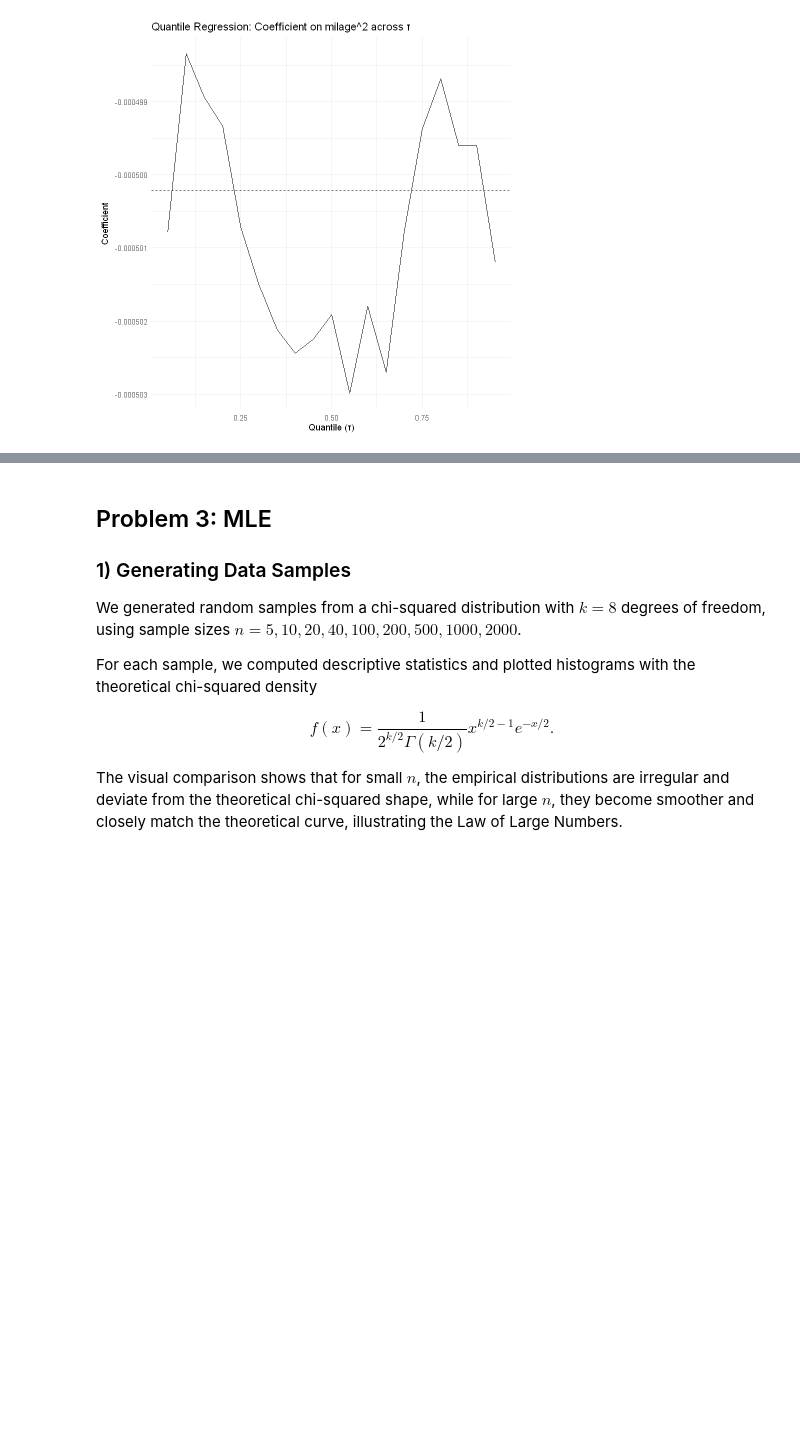
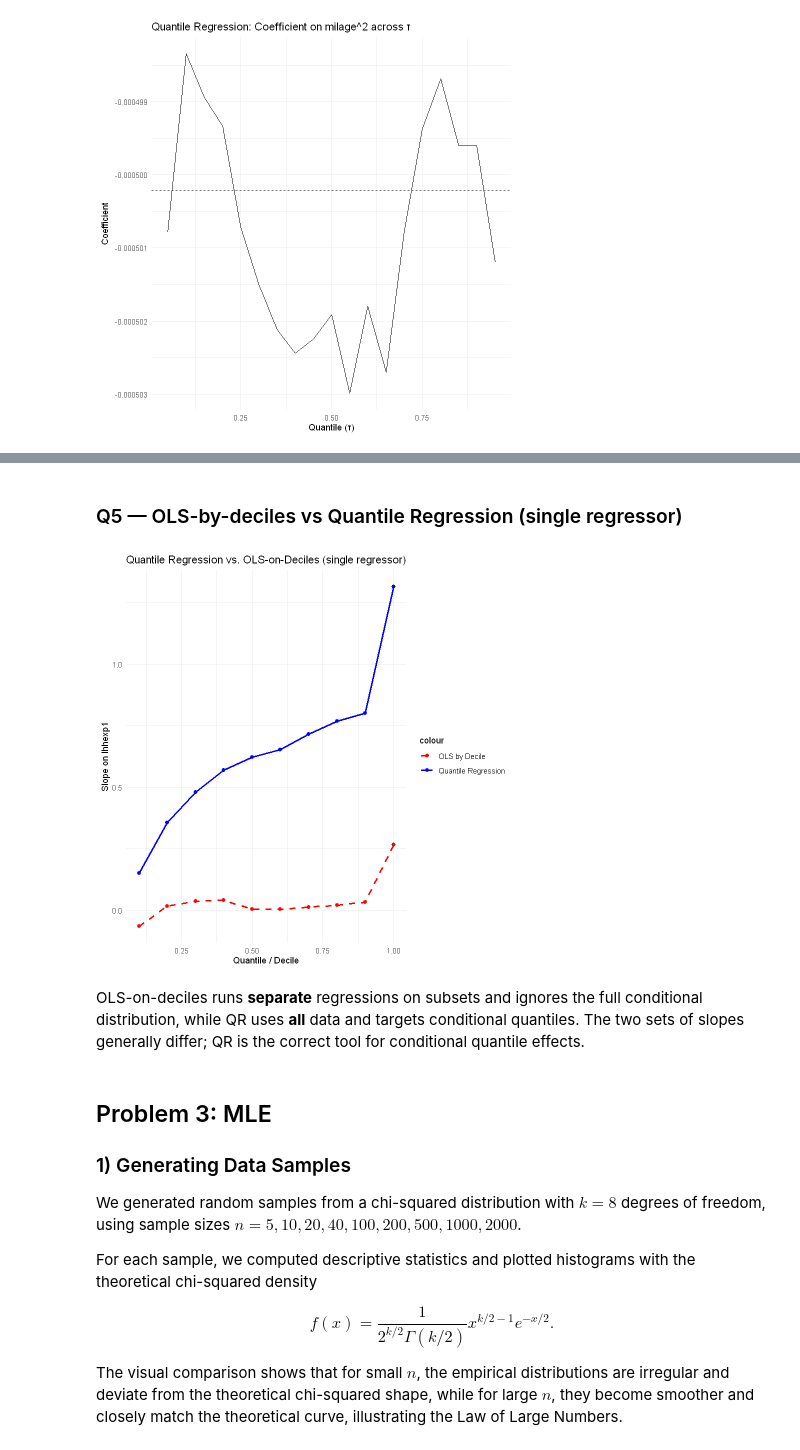
Before and after one commit to 52804407/Advanced_Econometrics_Pasz_Dohnal_Tom-, a Jupyter notebook: AE HW1 Pasz Dohnal Gabriel.ipynb, the cells around one changed output, grey strips where cells are left out. Cells and saved outputs as stored; diff of their text form; code cells hidden in the pictures; blank space fills up the shorter version.

```diff
--- a/AE HW1 Pasz Dohnal Gabriel.ipynb
+++ b/AE HW1 Pasz Dohnal Gabriel.ipynb
@@ -329,3 +513,50 @@ A data.frame: 6 × 6
+# %% [markdown]
+### Q5 — OLS-by-deciles vs Quantile Regression (single regressor)
+# %%
+# data for single-regressor comparison
+original_data <- q_data |> dplyr::select(lhhexp1, lhhex12m)
+
+taus2 <- seq(0.1, 1, by = 0.1)
+
+# QR slopes by quantile for model with intercept + lhhexp1
+qr_betas <- sapply(taus2, function(tau) {
+  coef(rq(lhhex12m ~ lhhexp1, data = original_data, tau = tau))
+})
+qr_betas <- t(qr_betas)
+colnames(qr_betas) <- c("Intercept_qr", "Slope_qr")
+qr_betas <- as.data.frame(qr_betas)
+qr_betas$tau <- taus2
+
+# OLS by decile of response
+ols_data <- q_data |> dplyr::mutate(decile = dplyr::ntile(lhhex12m, 10))
+ols_betas <- data.frame()
+for (i in 1:10) {
+  decile_data <- dplyr::filter(ols_data, decile == i)
+  model <- lm(lhhex12m ~ lhhexp1, data = decile_data)
+  coefs <- coef(model)
+  ols_betas <- rbind(ols_betas,
+                     data.frame(decile = i,
+                                Intercept_ols = coefs[1],
+                                Slope_ols = coefs[2]))
+}
+
+# Visual comparison
+library(ggplot2)
+comparison <- ggplot() +
+  geom_line(data = qr_betas, aes(x = tau, y = Slope_qr, color = "Quantile Regression"), linewidth = 1.1) +
+  geom_point(data = qr_betas, aes(x = tau, y = Slope_qr, color = "Quantile Regression"), size = 2) +
+  geom_line(data = ols_betas, aes(x = decile/10, y = Slope_ols, color = "OLS by Decile"),
+            linetype = "dashed", linewidth = 1) +
+  geom_point(data = ols_betas, aes(x = decile/10, y = Slope_ols, color = "OLS by Decile"), size = 2) +
+  labs(x = "Quantile / Decile", y = "Slope on lhhexp1",
+       title = "Quantile Regression vs. OLS-on-Deciles (single regressor)") +
+  scale_color_manual(values = c("Quantile Regression" = "blue", "OLS by Decile" = "red")) +
+  theme_minimal()
+comparison
+# %% [output]
+[figure, added]
+# %% [markdown]
+OLS-on-deciles runs **separate** regressions on subsets and ignores the full conditional distribution, while QR uses **all** data and targets conditional quantiles. The two sets of slopes generally differ; QR is the correct tool for conditional quantile effects.
 # %% [markdown]
 ## Problem 3: MLE
 ### 1) Generating Data Samples
```
Also changed, not shown: parts of 10 cells of this notebook, 1 other file.
